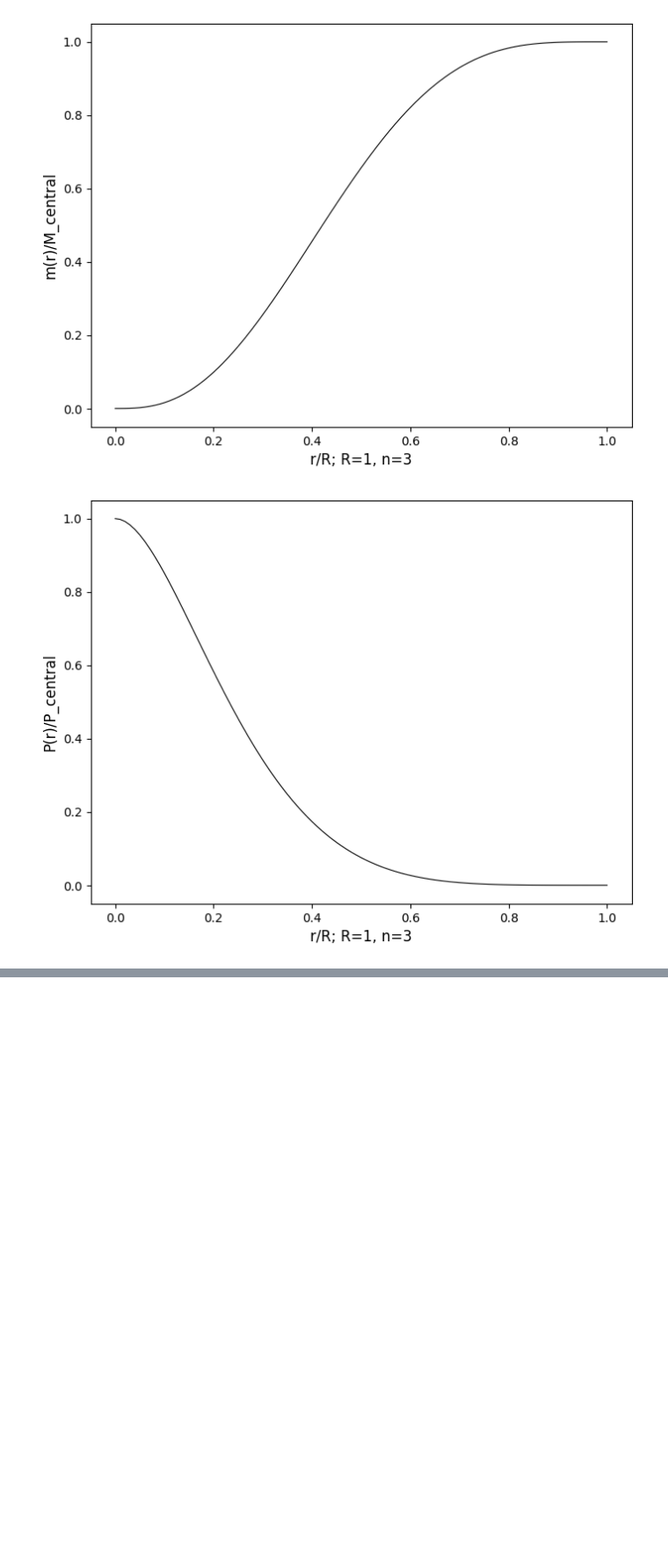
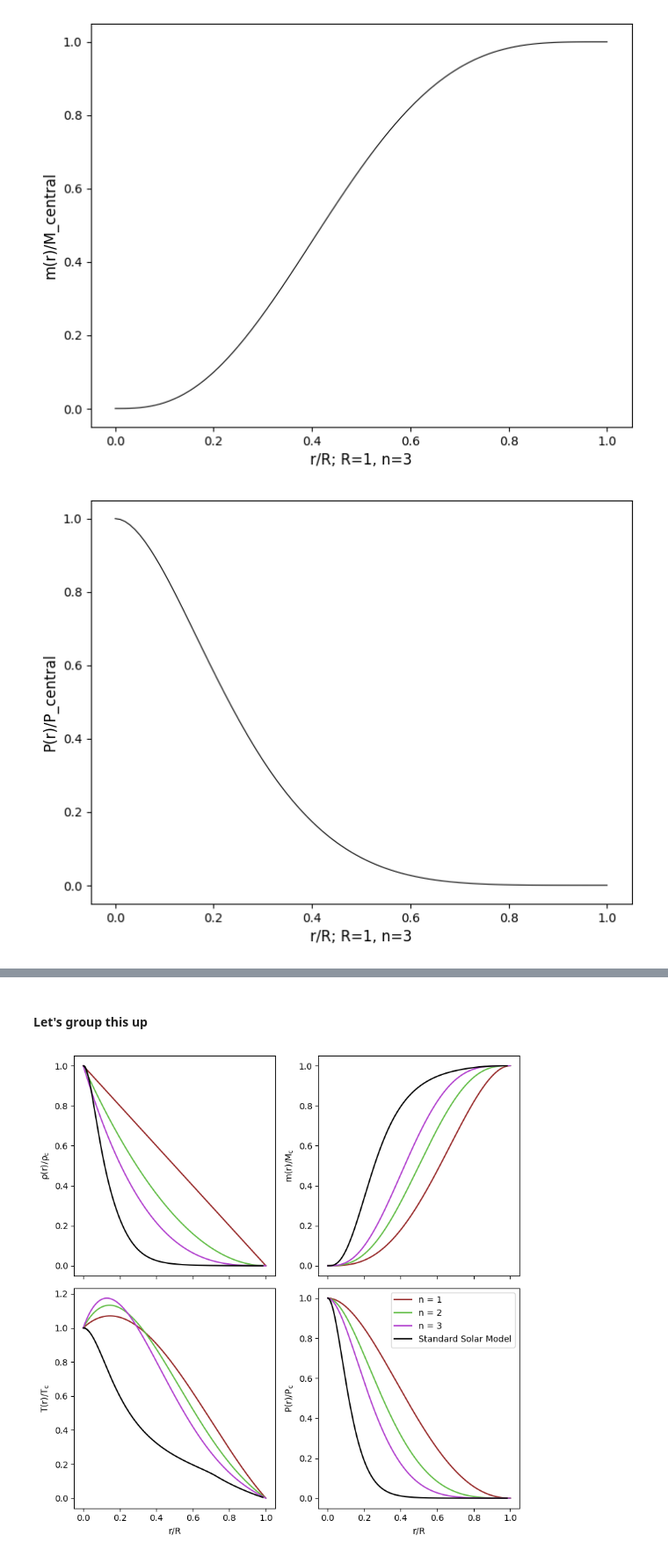
Before and after one commit to ASTR0MNSTR/univ_codes, a Jupyter notebook: 2025_2026/semester_02/inner_stars/zadanie/zad2.ipynb, the cells around one changed output, grey strips where cells are left out. Shown at 88% size. Drawn from its saved outputs; the diff is of its cells as text; code cells hidden in the pictures; blank space fills up the shorter version.

```diff
--- a/2025_2026/semester_02/inner_stars/zadanie/zad2.ipynb
+++ b/2025_2026/semester_02/inner_stars/zadanie/zad2.ipynb
@@ -190,0 +193,71 @@ plt.show()
+# %% [markdown]
+#### Let's group this up
+# %%
+import numpy as np
+import matplotlib.pyplot as plt
+
+data = np.loadtxt('/media/olehryz/Elements/progs/univ_codes/2025_2026/semester_02/inner_stars/data/Standard_Solar_Model.dat', comments='#')
+
+m_data   = data[:, 0]
+x_data   = data[:, 1]
+T_data   = data[:, 2]
+rho_data = data[:, 3]
+P_data   = data[:, 4]
+
+T_data_norm   = T_data / T_data[0]
+rho_data_norm = rho_data / rho_data[0]
+P_data_norm   = P_data / P_data[0]
+
+x = np.linspace(0, 1, 1000)
+
+# --- Model dla n = 1 ---
+rho_1 = 1 - x
+m_1 = (4 - 3*x) * x**3
+P_1 = 1 - (24/5)*x**2 + (28/5)*x**3 - (9/5)*x**4
+T_1 = 1 + x - (19/5)*x**2 + (9/5)*x**3
+
+# --- Model dla n = 2 ---
+rho_2 = (1 - x)**2
+m_2 = (10 - 15*x + 6*x**2) * x**3
+P_2 = 1 - (150/13)*x**2 + (350/13)*x**3 - (345/13)*x**4 + (162/13)*x**5 - (30/13)*x**6
+T_2 = 1 + 2*x - (111/13)*x**2 + (102/13)*x**3 - (30/13)*x**4
+
+# --- Model dla n = 3 ---
+rho_3 = (1 - x)**3
+m_3 = (20 - 45*x + 36*x**2 - 10*x**3) * x**3
+P_3 = 1 - (700/33)*x**2 + (2450/33)*x**3 - (245/2)*x**4 + (1274/11)*x**5 - (2135/33)*x**6 + 20*x**7 - (175/66)*x**8
+T_3 = 1 + 3*x - (502/33)*x**2 + (680/33)*x**3 - (265/22)*x**4 + (175/66)*x**5
+
+fig, axs = plt.subplots(2, 2, figsize=(8, 8), sharex=True)
+
+axs[0, 0].plot(x, rho_1, "#972828")
+axs[0, 0].plot(x, rho_2, "#61BD45")
+axs[0, 0].plot(x, rho_3, "#B13ECE")
+axs[0, 0].plot(x_data, rho_data_norm, 'k')
+axs[0, 0].set_ylabel(r'$\rm \rho(r) / \rho_c$')
+
+axs[0, 1].plot(x, m_1, "#972828")
+axs[0, 1].plot(x, m_2, "#61BD45")
+axs[0, 1].plot(x, m_3, "#B13ECE")
+axs[0, 1].plot(x_data, m_data, 'k')
+axs[0, 1].set_ylabel(r'$\rm m(r) / M_c$')
+
+axs[1, 0].plot(x, T_1, "#972828")
+axs[1, 0].plot(x, T_2, "#61BD45")
+axs[1, 0].plot(x, T_3, "#B13ECE")
+axs[1, 0].plot(x_data, T_data_norm, 'k')
+axs[1, 0].set_ylabel(r'$\rm T(r) / T_c$')
+axs[1, 0].set_xlabel(r'$\rm r/R$')
+
+axs[1, 1].plot(x, P_1, "#972828", label='n = 1')
+axs[1, 1].plot(x, P_2, "#61BD45", label='n = 2')
+axs[1, 1].plot(x, P_3, "#B13ECE", label='n = 3')
+axs[1, 1].plot(x_data, P_data_norm, 'k', label='Standard Solar Model')
+axs[1, 1].set_xlabel(r'$\rm r/R$')
+axs[1, 1].set_ylabel(r'$\rm P(r) / P_c$')
+axs[1, 1].legend(fontsize=10)
+
+plt.tight_layout()
+fig.savefig('/media/olehryz/Elements/progs/univ_codes/2025_2026/semester_02/inner_stars/zadanie/zad2_plot.pdf', dpi=600, bbox_inches='tight')
+# %% [output]
+[figure, added]
```
Also changed, not shown: parts of 1 cell of this notebook, 1 other file.
